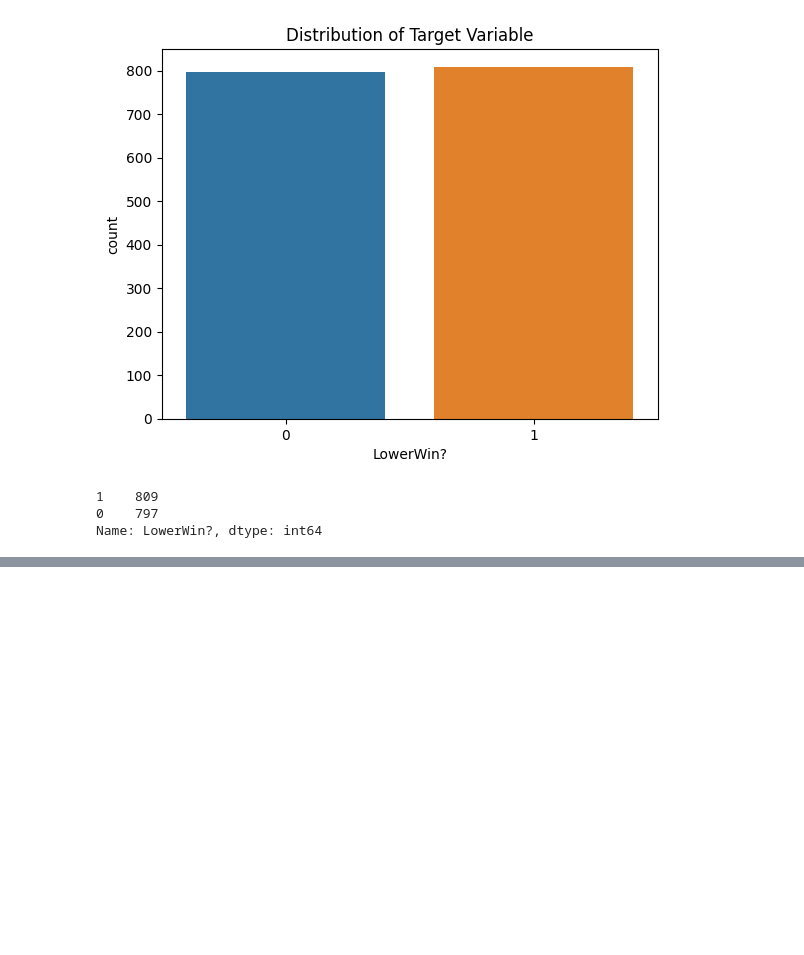
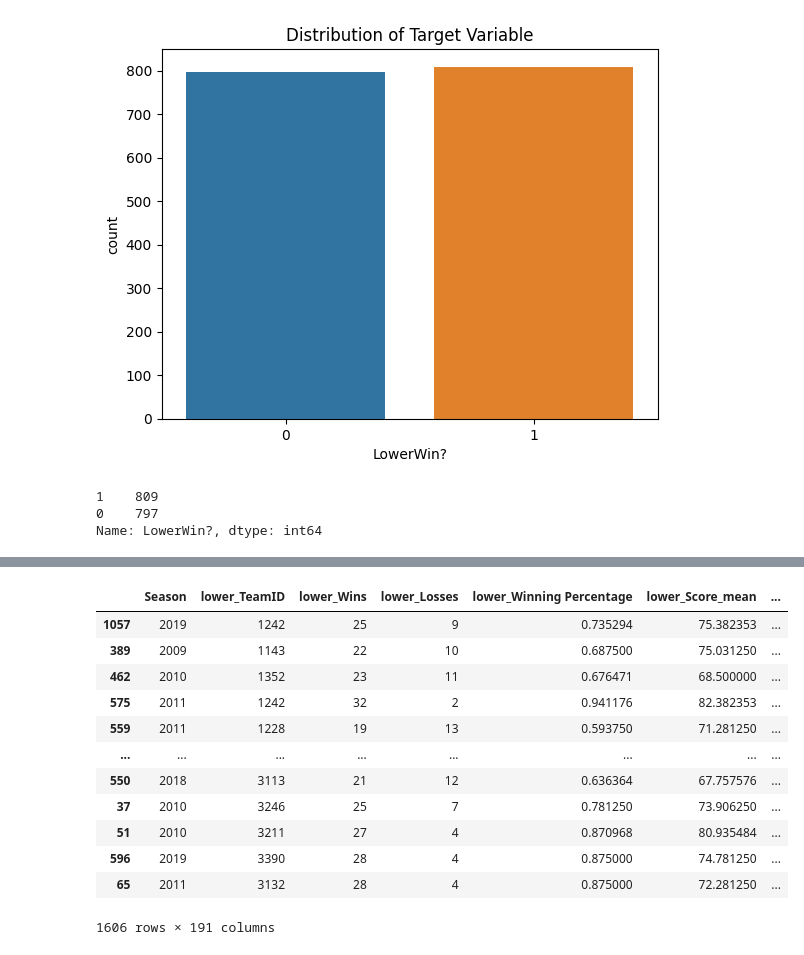
Before and after one commit to JinalShah2002/march-madness-mania, a Jupyter notebook: notebooks/exploring_training_data.ipynb, the cells around one changed output, grey strips where cells are left out. Drawn from its saved outputs; the diff is of its cells as text; code cells hidden in the pictures; blank space fills up the shorter version.

```diff
--- a/notebooks/exploring_training_data.ipynb
+++ b/notebooks/exploring_training_data.ipynb
@@ -84,0 +54,21 @@ Length: 1606, dtype: int64
+# %%
+# Some correlations exist, probably running data through PCA is probably ideal.
+# Adding a feature that identifies whether game is mens or womens since there is a difference in statistics for both leagues.
+# See references for details.
+raw_data['Bracket'] = "M"
+raw_data.loc[raw_data['lower_TeamID'] > 3000,'Bracket'] = 'W'
+raw_data
+# %% [output]
+|  | Season | lower_TeamID | lower_Wins | lower_Losses | lower_Winning Percentage | lower_Score_mean | ... |
+| 1057 | 2019 | 1242 | 25 | 9 | 0.735294 | 75.382353 | ... |
+| 389 | 2009 | 1143 | 22 | 10 | 0.687500 | 75.031250 | ... |
+| 462 | 2010 | 1352 | 23 | 11 | 0.676471 | 68.500000 | ... |
+| 575 | 2011 | 1242 | 32 | 2 | 0.941176 | 82.382353 | ... |
+| 559 | 2011 | 1228 | 19 | 13 | 0.593750 | 71.281250 | ... |
+| ... | ... | ... | ... | ... | ... | ... | ... |
+| 550 | 2018 | 3113 | 21 | 12 | 0.636364 | 67.757576 | ... |
+| 37 | 2010 | 3246 | 25 | 7 | 0.781250 | 73.906250 | ... |
+| 51 | 2010 | 3211 | 27 | 4 | 0.870968 | 80.935484 | ... |
+| 596 | 2019 | 3390 | 28 | 4 | 0.875000 | 74.781250 | ... |
+| 65 | 2011 | 3132 | 28 | 4 | 0.875000 | 72.281250 | ... |
+1606 rows × 191 columns
```
Also changed, not shown: parts of 6 cells of this notebook, 5 other files.
